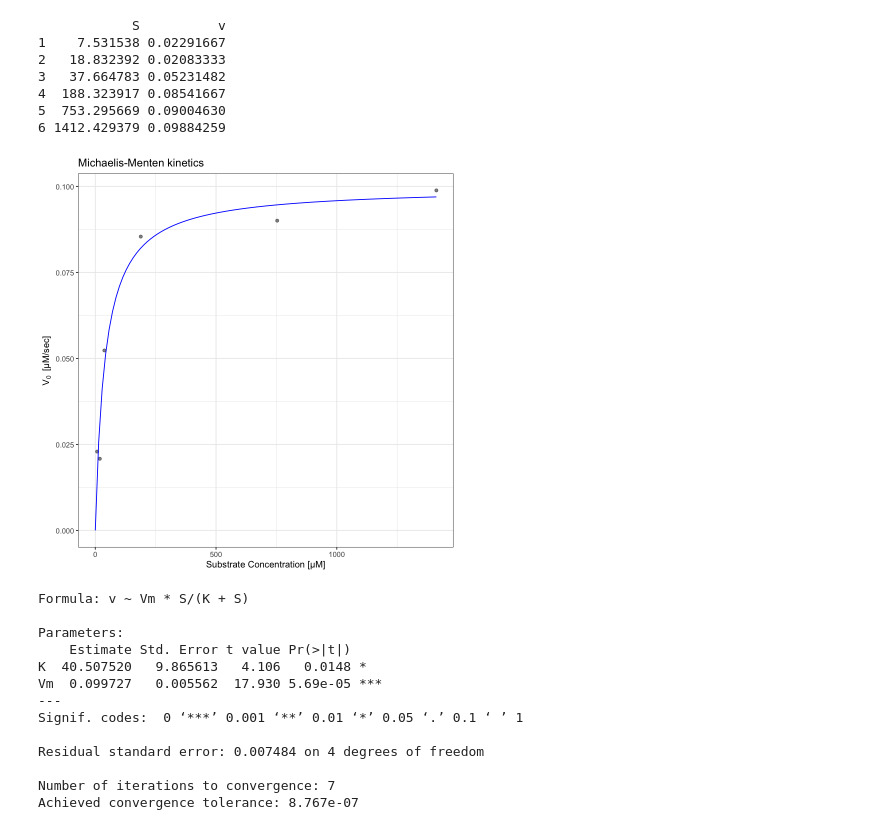
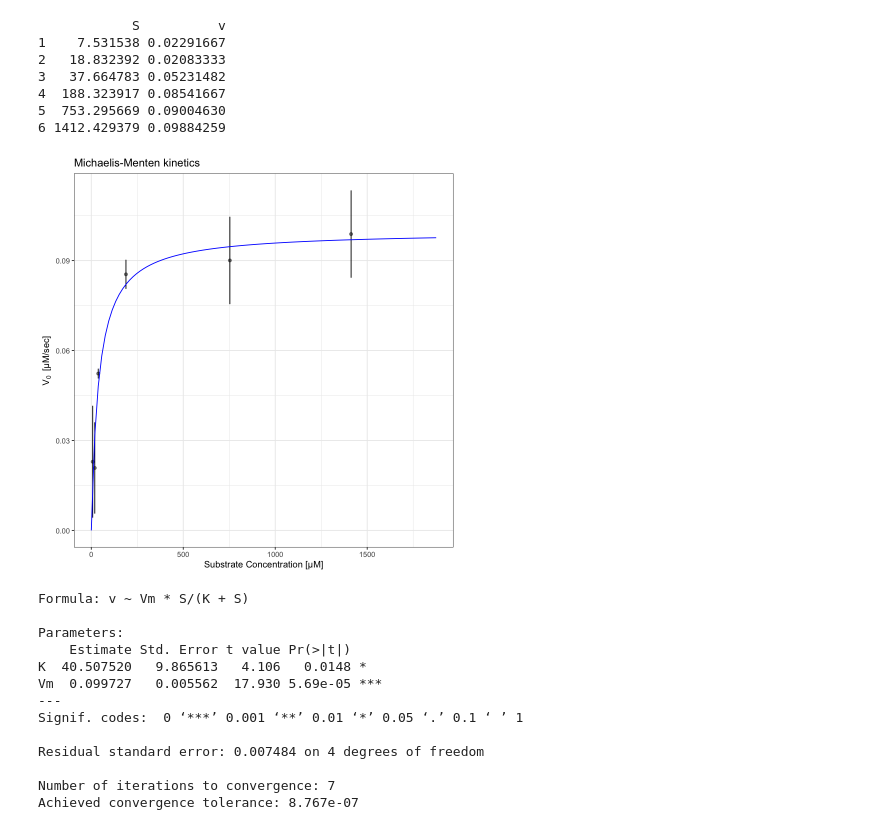
Before and after one commit to piqueen314/enzyme_kinematics, a Jupyter notebook: BioChemProjMMCurves.ipynb, the cells around one changed output. Drawn from its saved outputs; the diff is of its cells as text; code cells hidden in the pictures.

Commit message:
adds error bars to single MM plots and extends all nls fits to maxium PNPP concentration

```diff
--- a/BioChemProjMMCurves.ipynb
+++ b/BioChemProjMMCurves.ipynb
@@ -88,18 +92,22 @@ print(mmBr)
 # %%
 model.drm <- drm (v ~ S, data = mmBr, fct = MM.2())
 
-mml <- data.frame(S = seq(0, max(mmBr$S), length.out = 100))
+mml <- data.frame(S = seq(0, max(mm$S), length.out = 100))
 mml$v <- predict(model.drm, newdata = mml)
+# %%
+sdBr <- c(0.018659762, 0.015222438, 0.001636821, 0.0048613591, 0.014567709, 0.014567709) # standard dev. of velocity
 # %%
 ggplot(mmBr, aes(x = S, y = v)) +
   theme_bw() +
   xlab("Substrate Concentration [\u03BCM]") +
   ylab(bquote(V[0]~" [μM/sec]")) +
   ggtitle("Michaelis-Menten kinetics") +
   geom_point(alpha = 0.5) +
+  geom_errorbar(aes(ymin=v-sdBr, ymax=v+sdBr), width=.2,
+                 position=position_dodge(0.05))+
   geom_line(data = mml, aes(x = S, y = v), colour = "blue")
 # %% [output]
-[figure, old version]
+[figure, new version]
 # %%
 ggsave("mmBr.pdf", width = 6, height = 4,device = cairo_pdf)
 # %%
```
Also changed, not shown: parts of 6 cells of this notebook, 7 other files.
